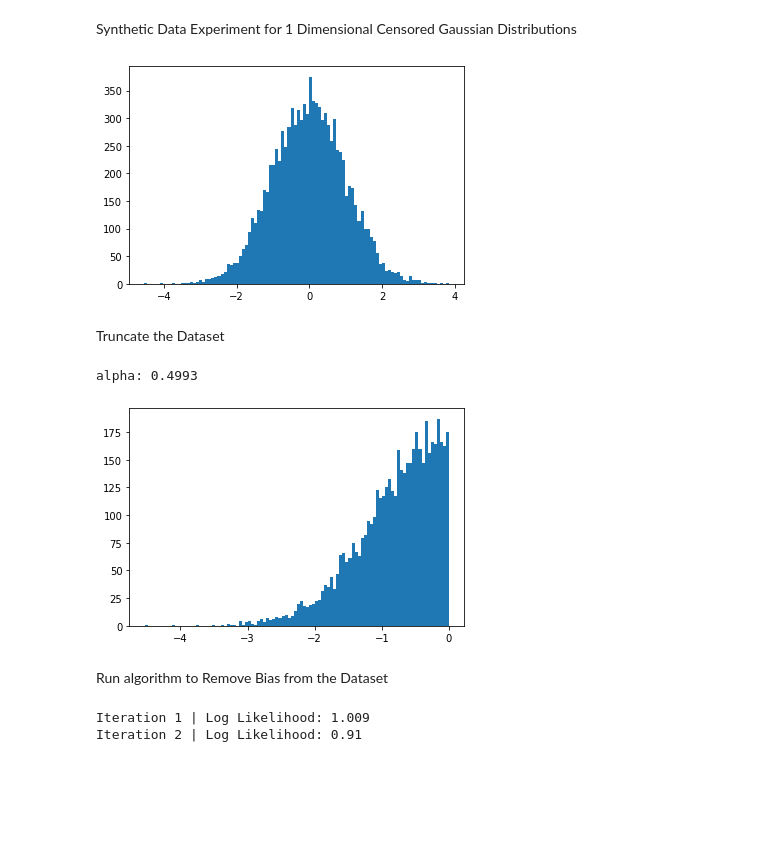
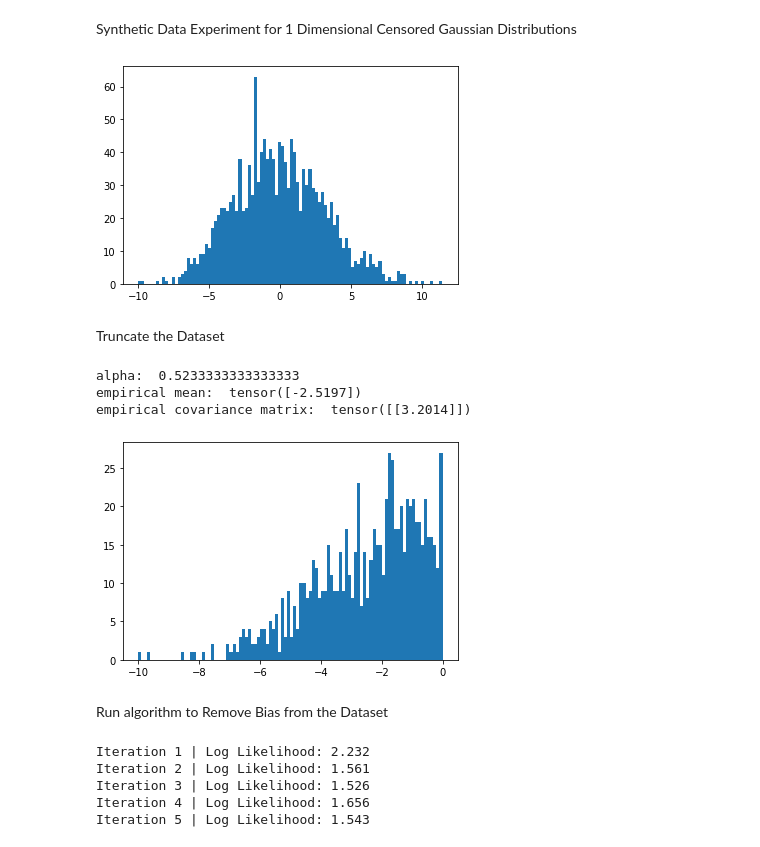
Before and after one commit to pstefanou12/Normal-Distributions-With-Unknown-Truncation, a Jupyter notebook: Hermite Normal Distribution.ipynb, the cells around one changed output. Cells and saved outputs as stored; diff of their text form; code cells hidden in the pictures; blank space fills up the shorter version.

Commit message:
hermite 1D worked pretty well for varying variance.

```diff
--- a/Hermite Normal Distribution.ipynb
+++ b/Hermite Normal Distribution.ipynb
@@ -16,21 +21,25 @@ from cox.utils import Parameters
 # %%
 args = Parameters({
-    'samples': 10000,
+    'samples': 1500,
     'batch_size': 10,
     'iter_': 1,
-    'tol': 1e-1,
-    'lr': 1e-1
+    'lr': 1e-1,
+    'out_dir': '/Users/patroklos/Desktop/exp/hermite',
+    'exp': 'normalized_',
+    'table_name': 'logs',
+    'trials': 20,
+    'var': 20
 })
 # %% [markdown]
 Synthetic Data Experiment for 1 Dimensional Censored Gaussian Distributions
 # %%
-M = MultivariateNormal(ch.zeros(1), ch.ones(1, 1))
+M = MultivariateNormal(ch.zeros(1), 10*ch.ones(1, 1))
 samples = M.sample([args.samples])
 
 plt.hist(samples.flatten(), bins=100)
 plt.show()
 # %% [output]
-[figure, old version]
+[figure, new version]
 # %% [markdown]
 Truncate the Dataset
 # %%
@@ -38,22 +47,34 @@ phi = oracle.Right(Tensor([0.0]))
 indices = phi(samples).nonzero(as_tuple=False)[:,0]
 S = samples[indices]
 alpha = S.size(0) / samples.size(0)
-print("alpha: {}".format(alpha))
+print("alpha: ", alpha)
+emp_mean = S.mean(0)
+print("empirical mean: ", S.mean(0))
+emp_covariance_matrix = cov(S)
+print("empirical covariance matrix: ", cov(S))
+
 
 plt.hist(S.flatten(), bins=100)
 plt.show()
 # %% [output]
-alpha: 0.4993
+alpha:  0.5233333333333333
+empirical mean:  tensor([-2.5197])
+empirical covariance matrix:  tensor([[3.2014]])
-[figure, old version]
+[figure, new version]
 # %% [markdown]
 Run algorithm to Remove Bias from the Dataset
 # %%
 truncated = TruncatedNormal(alpha=alpha,
-                           iter_=2)
+                           iter_=5,
+                            bs=args.batch_size,
+                           val=50)
 truncated.fit(S)
 # %% [output]
-Iteration 1 | Log Likelihood: 1.009
-Iteration 2 | Log Likelihood: 0.91
+Iteration 1 | Log Likelihood: 2.232
+Iteration 2 | Log Likelihood: 1.561
+Iteration 3 | Log Likelihood: 1.526
+Iteration 4 | Log Likelihood: 1.656
+Iteration 5 | Log Likelihood: 1.543
 # %%
 print("estimated mean: ", truncated.loc)
 print("estimated variance: ", truncated.variance)
```
Also changed, not shown: parts of 13 cells of this notebook, 2 other files.
